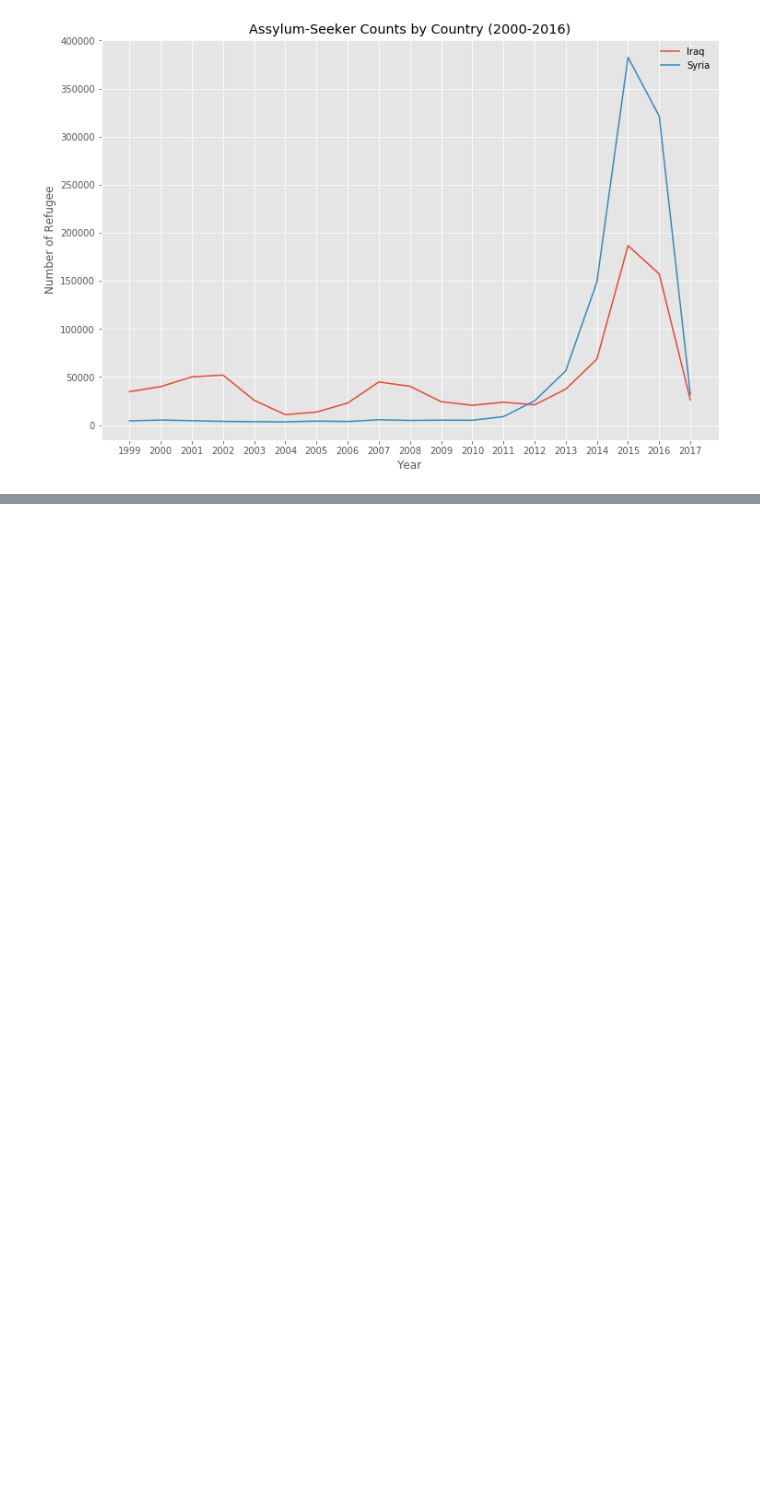
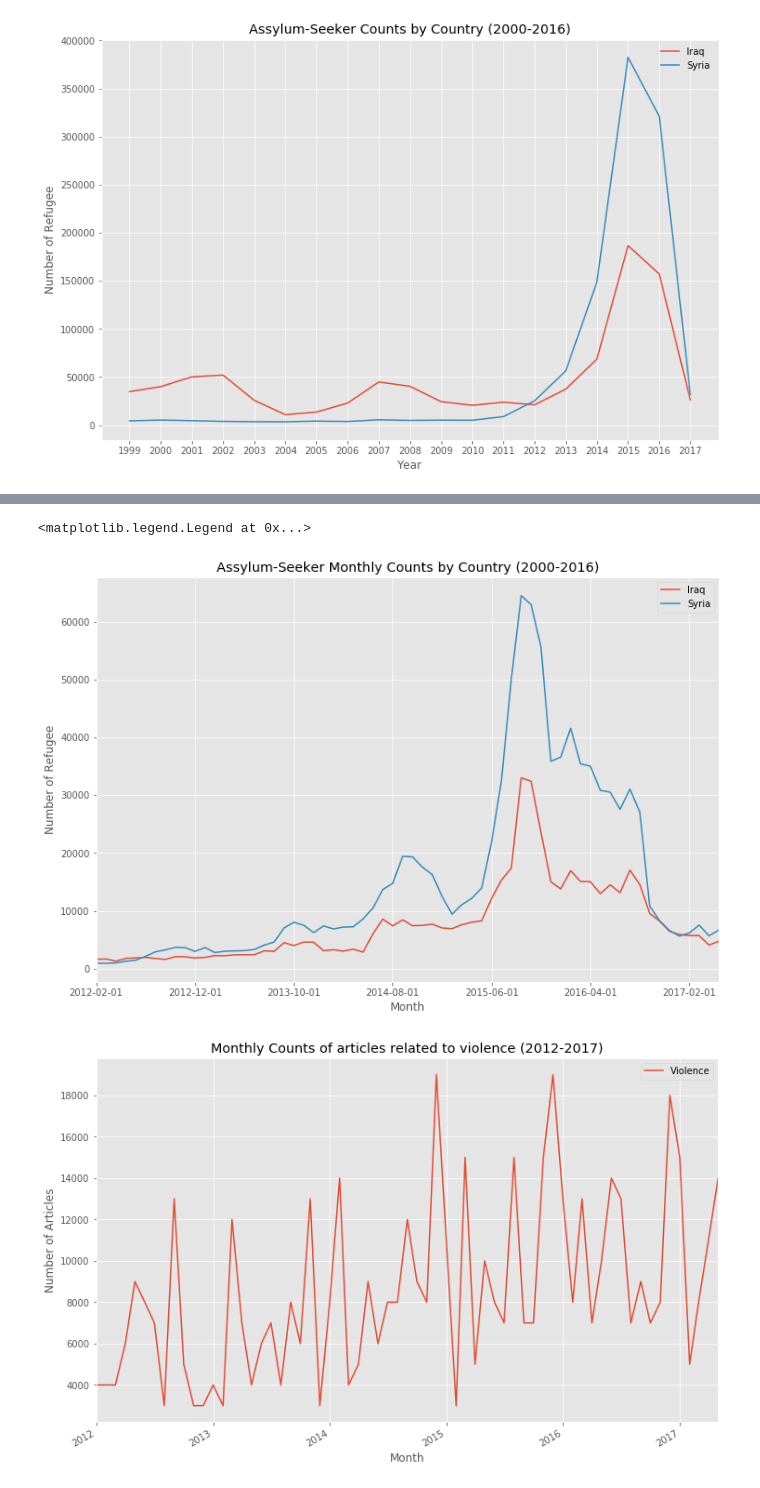
Before and after one commit to YorkUIRLab/eosdb, a Jupyter notebook: experiment/UNHCR_data.ipynb, the cells around one changed output, grey strips where cells are left out. Drawn from its saved outputs; the diff is of its cells as text; code cells hidden in the pictures; blank space fills up the shorter version.

```diff
--- a/experiment/UNHCR_data.ipynb
+++ b/experiment/UNHCR_data.ipynb
@@ -119,0 +223,48 @@ ax.legend(frameon=False)
+# %%
+fig = plt.figure(figsize=(12,8))
+ax = plt.axes()
+
+df_syria = df_syria.loc[(df_syria.index > '2012-01-01') & (df_syria.index < '2017-06-01')]
+df_iraq = df_iraq.loc[(df_iraq.index > '2012-01-01') & (df_iraq.index < '2017-06-01')]
+df_iraq.plot(ax=ax, label='Iraq')
+df_syria.plot(ax=ax, label='Syria')
+
+
+def parse_date(row):
+    year = row[0].split('_')[0]
+    month = row[0].split('_')[1]
+    yyyymm = ('%s %s 01' % (year, month))
+    return parser.parse(yyyymm)
+
+data_train['YYYYMM'] = data_train.apply(parse_date, axis=1)
+
+# data_train = data_train[data_train.label == 'political']
+data_train = data_train[data_train.label == 'violence/terrorism']
+# df = data_train.groupby(['YYYYMM', 'target']).count()
+
+
+
+plt.title("Assylum-Seeker Monthly Counts by Country (2000-2016)")
+ax.set_xlabel('Month')
+ax.set_ylabel('Number of Refugee')
+ax.legend(['Iraq', 'Syria', 'political'])
+
+df = data_train.groupby(['YYYYMM']).size()
+# df_syria.index
+
+fig = plt.figure(figsize=(12,8))
+ax = plt.axes()
+df = df[df.index < '2017-06-01']
+
+df = df.apply(lambda x: x * 1000)
+df.plot(ax=ax)
+
+
+plt.title("Monthly Counts of articles related to violence (2012-2017)")
+ax.set_xlabel('Month')
+ax.set_ylabel('Number of Articles')
+ax.legend(['Violence'])
+# %% [output]
+<matplotlib.legend.Legend at 0x...>
+[figure, added]
+[figure, added]
```
Also changed, not shown: parts of 6 cells of this notebook.
